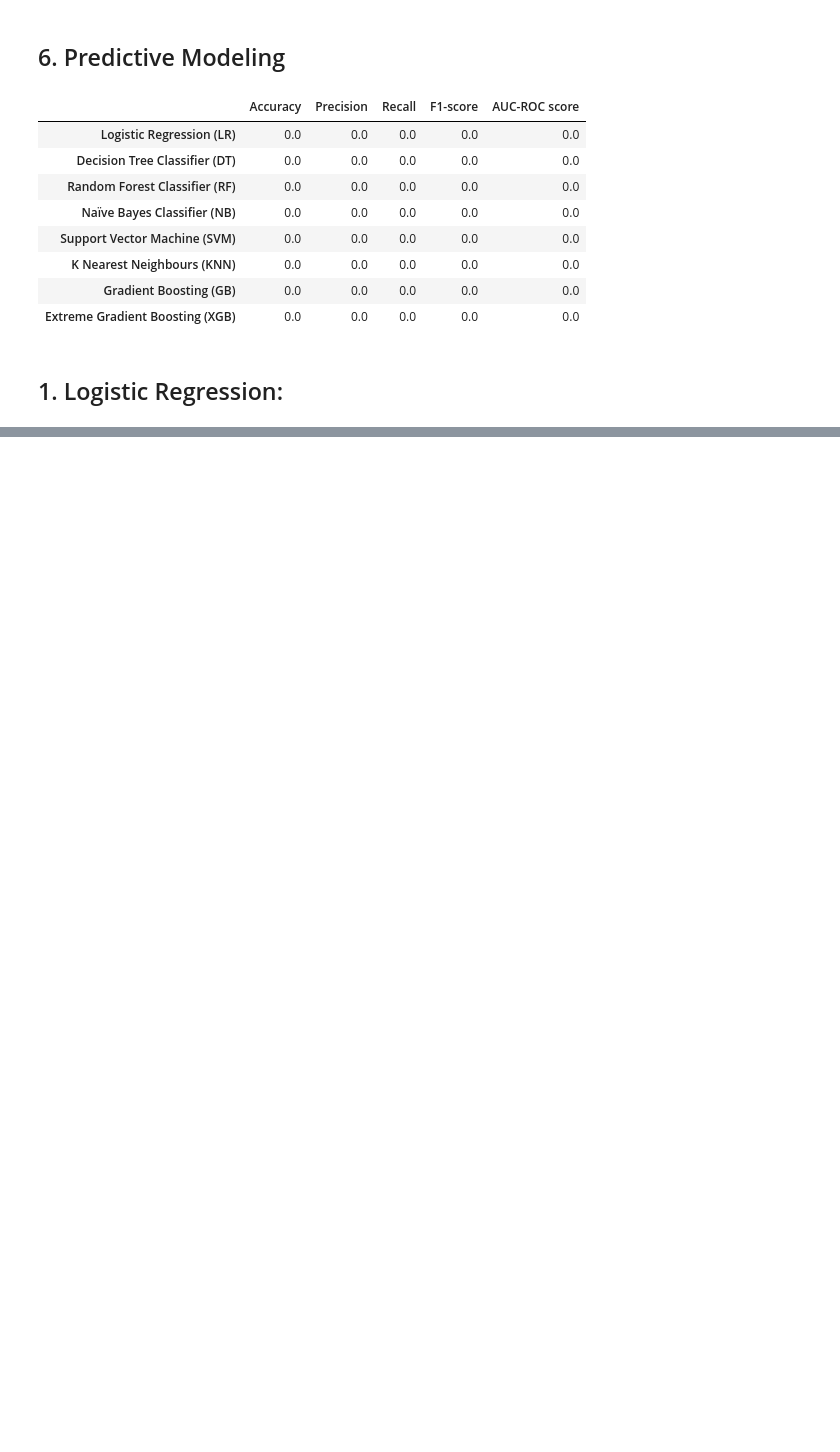
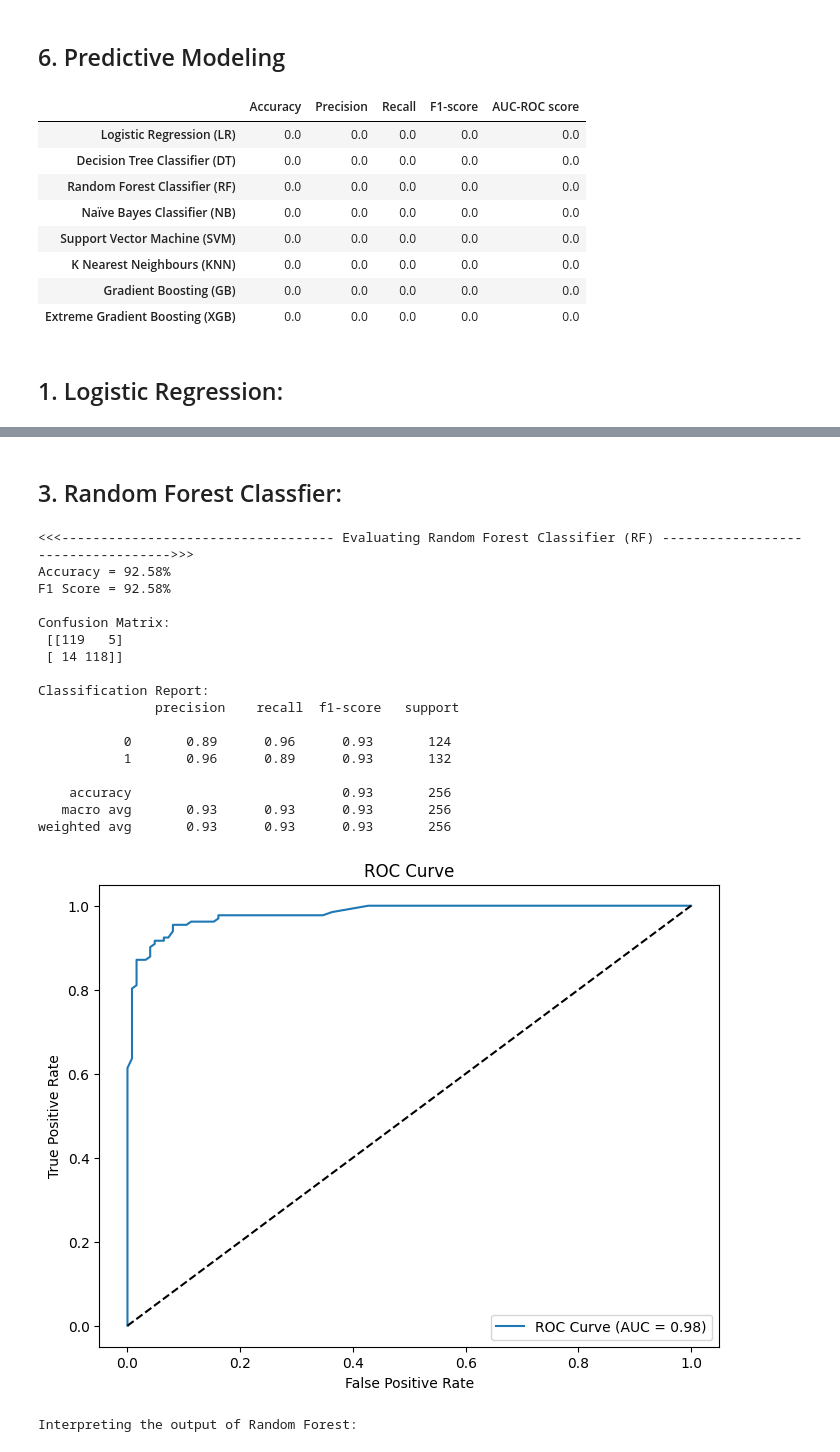
Before and after one commit to utkarshnaktode/insurance_claim_prediction, a Jupyter notebook: insurance_claim_prediction.ipynb, the cells around one changed output, grey strips where cells are left out. Drawn from its saved outputs; the diff is of its cells as text; code cells hidden in the pictures; blank space fills up the shorter version.

```diff
--- a/insurance_claim_prediction.ipynb
+++ b/insurance_claim_prediction.ipynb
@@ -729,0 +849,47 @@ NameError: name 'auc_roc' is not defined
+# %% [markdown]
+## 3. Random Forest Classfier:
+# %%
+# Building Random-Forest Classifier
+
+RF_model = RandomForestClassifier()
+
+param_dist={'bootstrap': [True, False],
+            'max_depth': [10, 20, 50, 100, None],
+            'max_features': ['auto', 'sqrt'],
+            'min_samples_leaf': [1, 2, 4],
+            'min_samples_split': [2, 5, 10],
+            'n_estimators': [50, 100]}
+
+cv = RepeatedStratifiedKFold(n_splits=10, n_repeats=3, random_state=1)
+
+RCV = RandomizedSearchCV(RF_model, param_dist, n_iter=50, scoring='roc_auc', n_jobs=-1, cv=5, random_state=1)
+
+RF = RCV.fit(Train_X_std, Train_Y).best_estimator_
+pred = RF.predict(Test_X_std)
+pred_prob = RF.predict_proba(Test_X_std)
+Classification_Summary(pred,pred_prob,2)
+
+print('\n\033[1mInterpreting the output of Random Forest:\n\033[0m')
+rfi=pd.Series(RF.feature_importances_, index=Train_X_std.columns).sort_values(ascending=False)
+plt.barh(rfi.index,rfi.values)
+plt.show()
+# %% [output]
+<<<----------------------------------- Evaluating Random Forest Classifier (RF) ----------------------------------->>>
+Accuracy = 92.58%
+F1 Score = 92.58%
+
+Confusion Matrix:
+ [[119   5]
+ [ 14 118]]
+
+Classification Report:
+               precision    recall  f1-score   support
+
+           0       0.89      0.96      0.93       124
+           1       0.96      0.89      0.93       132
+
+    accuracy                           0.93       256
+   macro avg       0.93      0.93      0.93       256
+weighted avg       0.93      0.93      0.93       256
+[figure, added]
+Interpreting the output of Random Forest:
```
Also changed, not shown: parts of 26 cells of this notebook.
